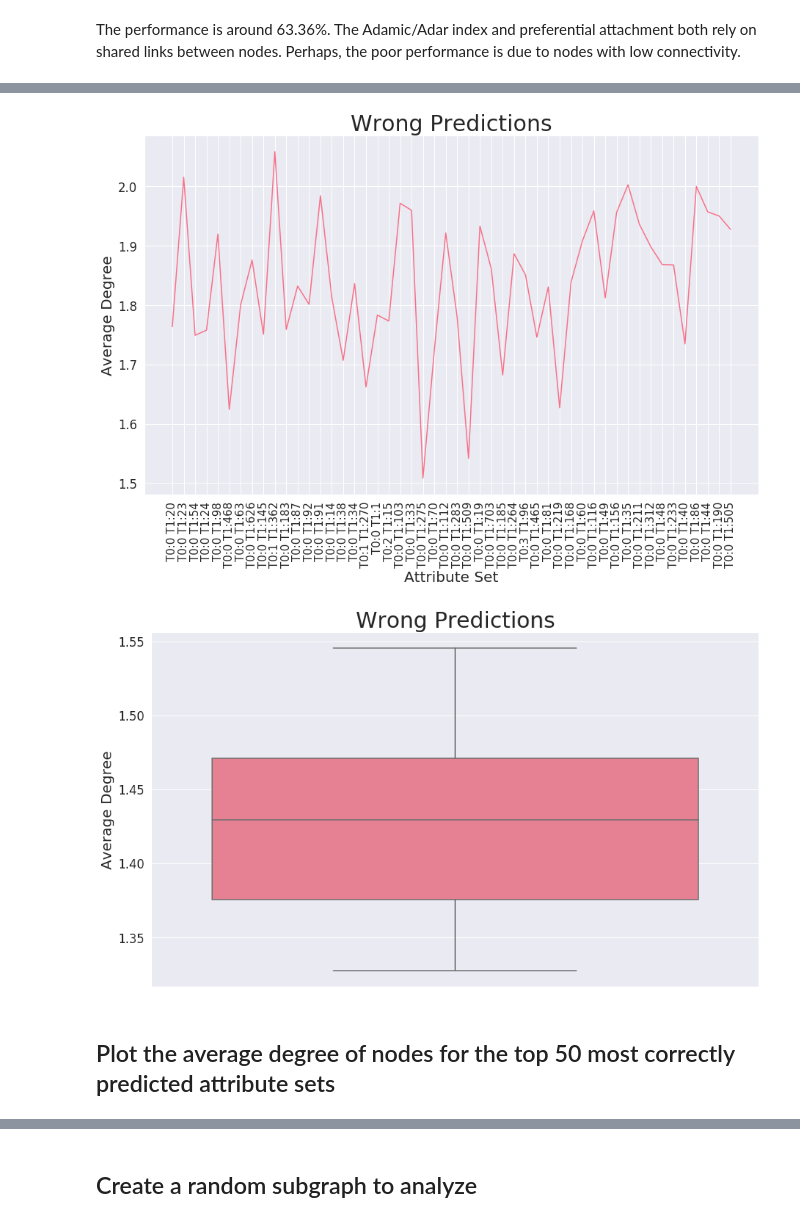
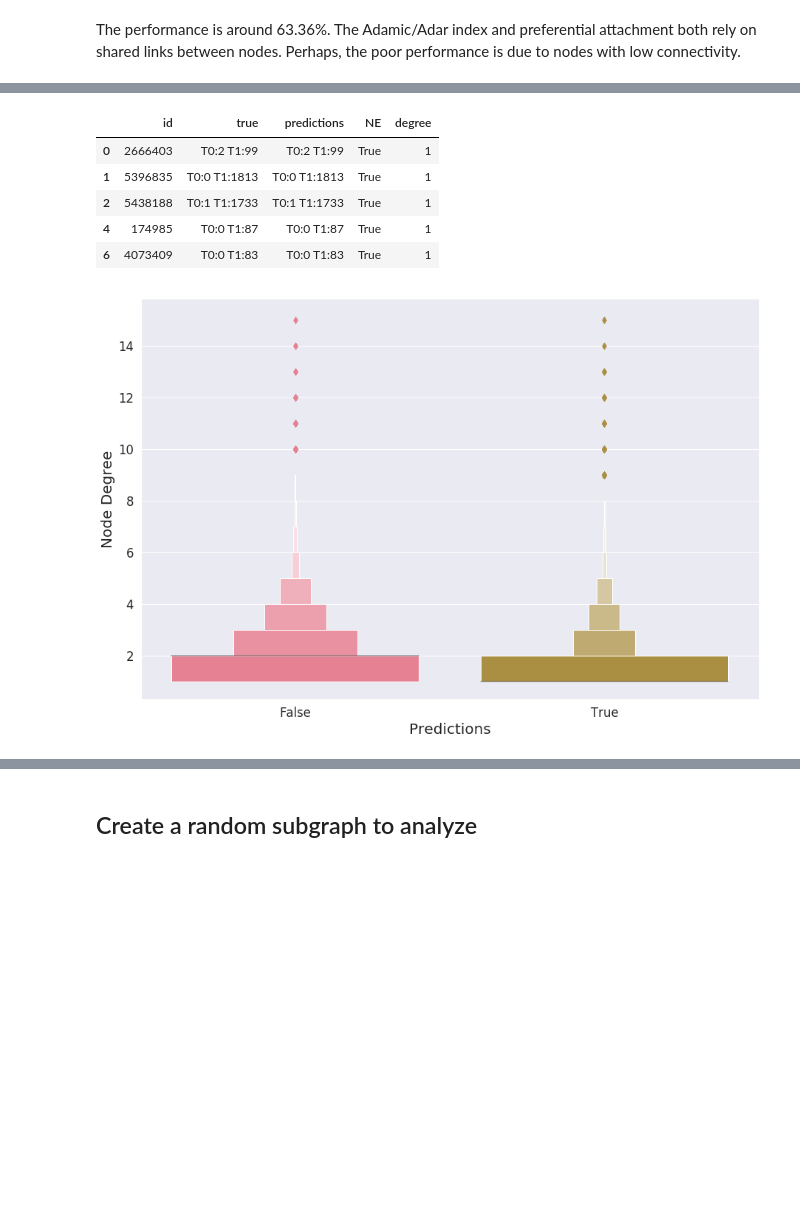
Before and after one commit to sakoki/Networks-Prediction, a Jupyter notebook: Attribute_Prediction.ipynb, the cells around one changed output, grey strips where cells are left out. Saved outputs shown, nothing was run; the diff lists cells and outputs as text; code cells hidden in the pictures; blank space fills up the shorter version.

```diff
--- a/Attribute_Prediction.ipynb
+++ b/Attribute_Prediction.ipynb
@@ -632,3 +624,4 @@ dev_results.head()
 # %%
 # If attributes are equal, assign True, else False
-dev_results = dev_results[['id', 'attr_x', 'attr_y']].assign(NE = dev_results['attr_x'] == dev_results['attr_y'])
+dev_results = dev_results.assign(NE = dev_results['true'] == dev_results['predictions'])
+dev_results.head()
@@ -704,0 +669,6 @@ The top 50 make up 24.1277% of all wrongly predicted attribute sets
+# %%
+# Assign degrees to dataframe
+false_pred = false_pred.assign(degree=node_degrees)
+
+# Check
+false_pred.head()
@@ -704,0 +682,12 @@ The top 50 make up 24.1277% of all wrongly predicted attribute sets
+# %%
+print('Calculating degrees for nodes with correct attribute predictions...')
+start_time = time.time()
+
+node_degrees = []
+
+# Get degree of each node with wrong predictions
+for i in true_pred.itertuples():
+    node_degrees.append(grph.degree[str(i[1])])
+
+end_time = time.time()
+print("Degrees calculated. Process took {:.04f} seconds".format(end_time - start_time))
@@ -705,50 +697,36 @@ The top 50 make up 24.1277% of all wrongly predicted attribute sets
+# %%
+# Assign degrees to dataframe
+true_pred = true_pred.assign(degree=node_degrees)
+
+# Check
+true_pred.head()
+# %% [output]
+|  | id | true | predictions | NE | degree |
+| 0 | 2666403 | T0:2 T1:99 | T0:2 T1:99 | True | 1 |
+| 1 | 5396835 | T0:0 T1:1813 | T0:0 T1:1813 | True | 1 |
+| 2 | 5438188 | T0:1 T1:1733 | T0:1 T1:1733 | True | 1 |
+| 4 | 174985 | T0:0 T1:87 | T0:0 T1:87 | True | 1 |
+| 6 | 4073409 | T0:0 T1:83 | T0:0 T1:83 | True | 1 |
 # %%
 # Prepare data
-plot_data = pd.DataFrame.from_dict({'Attribute_set':all_attribute_set, 'Ave_degree': ave_deg_by_attribute_set})
+plot_data = pd.concat([true_pred, false_pred]).reset_index(drop=True)
 
 # Configure plot style
 sns.set(style='darkgrid', palette='husl', font_scale=1.5)
-plt.figure(figsize=(15,9))
+plt.figure(figsize=(15,10))
 
 # Create plot
-g = sns.lineplot(x='Attribute_set', y='Ave_degree', markers=True, data=plot_data)
+g = sns.boxenplot(x='NE', y='degree', data=plot_data)
 
 # Add plot labels
-g.set_title('Wrong Predictions', fontsize=30)
-g.set_xticklabels(plot_data['Attribute_set'], rotation=90, fontdict={'fontsize': 15})
-g.set_xlabel('Attribute Set', fontsize=20)
-g.set_ylabel('Average Degree', fontsize=20)
+g.set_title('', fontsize=30)
+g.set_xlabel('Predictions', fontsize=20)
+g.set_ylabel('Node Degree', fontsize=20)
 
 plt.show(g)
 
 # Save File
 fig = g.get_figure()
-fig.savefig('./{}.png'.format('ave_degree_distribution_of_wrong_predictions'))
+fig.savefig('./{}.png'.format('ave_degree_boxenplot'))
 # %% [output]
-[figure, old version]
+[figure, new version]
-# %%
-# Prepare data
-plot_data = pd.DataFrame.from_dict({'Attribute_set':all_attribute_set, 'Ave_degree': ave_deg_by_attribute_set})
-
-# Configure plot style
-sns.set(style='darkgrid', palette='husl', font_scale=1.5)
-plt.figure(figsize=(15,9))
-
-# Create plot
-g = sns.boxplot(y='Ave_degree', data=plot_data)
-
-# Add plot labels
-g.set_title('Wrong Predictions', fontsize=30)
-# g.set_xticklabels(plot_data['Attribute_set'], rotation=90, fontdict={'fontsize': 15})
-# g.set_xlabel('Attribute Set', fontsize=20)
-g.set_ylabel('Average Degree', fontsize=20)
-
-plt.show(g)
-
-# Save File
-# fig = g.get_figure()
-# fig.savefig('./{}.png'.format('ave_degree_distribution_of_wrong_predictions'))
-# %% [output]
-[figure, removed]
-# %% [markdown]
-## Plot the average degree of nodes for the top 50 most correctly predicted attribute sets
```
Also changed, not shown: parts of 84 cells of this notebook, 1 other file.
